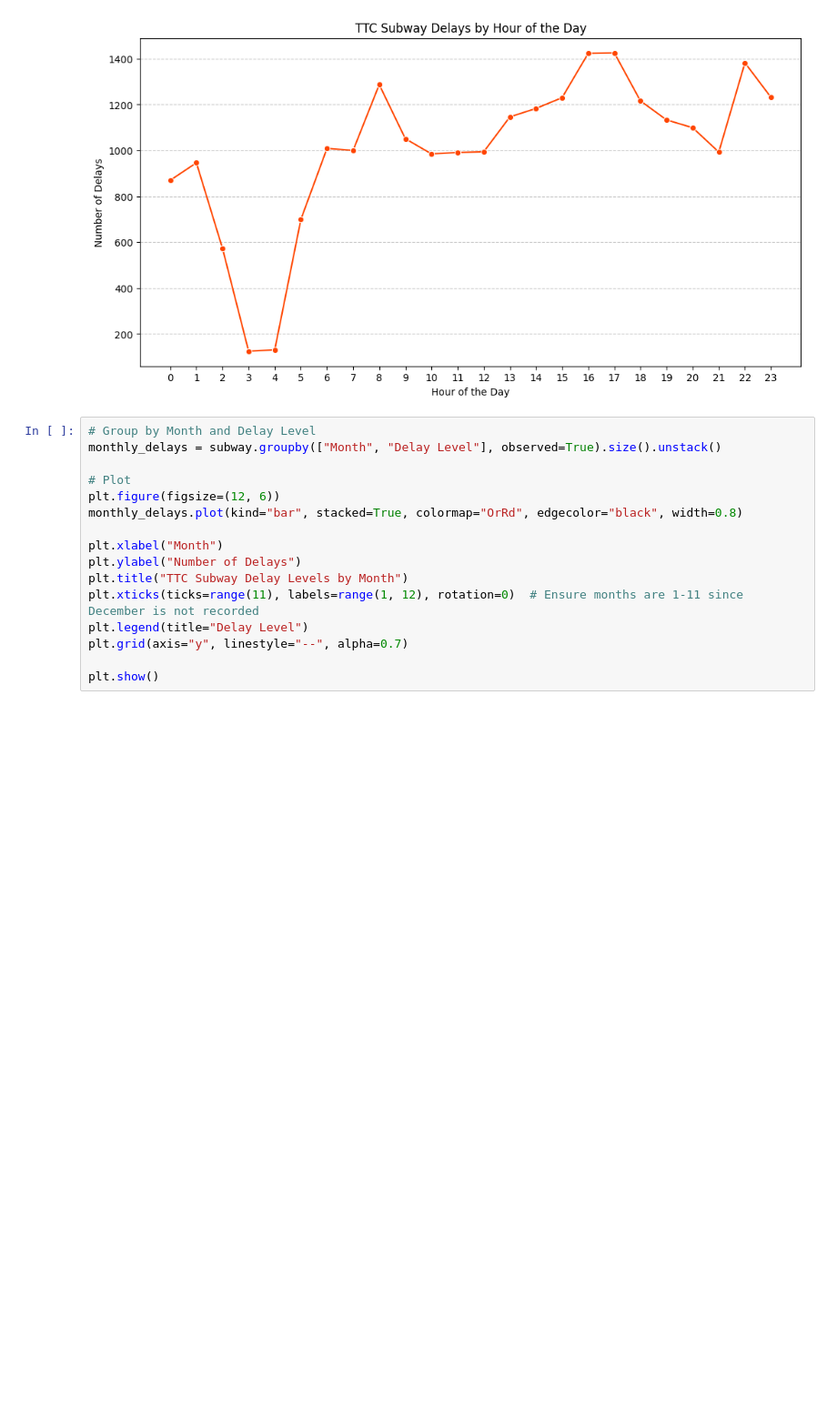
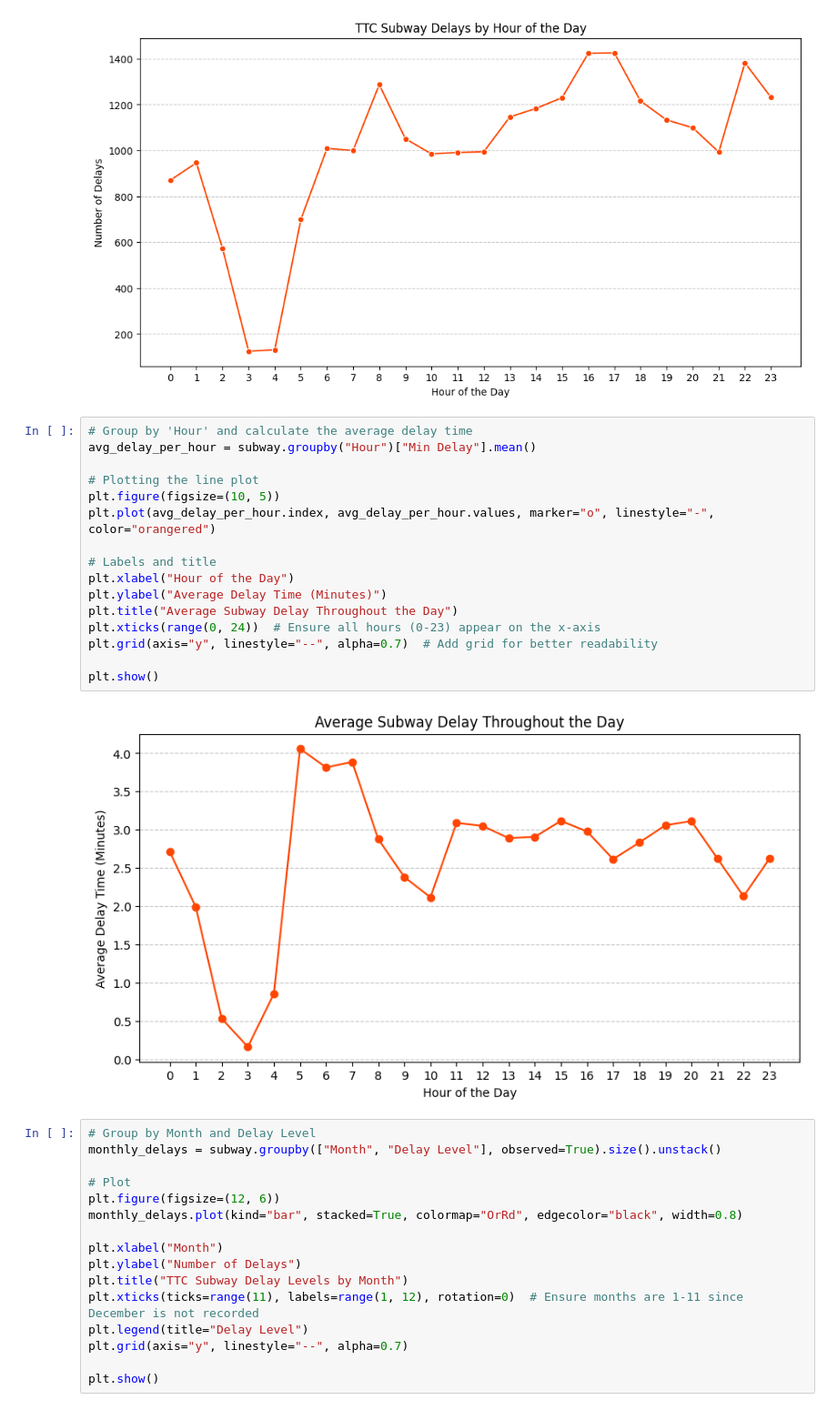
Before and after one commit to JYW5114/TTC_delay, a Jupyter notebook: subway_analysis.ipynb, the cells around one changed output. Shown at 91% size. Saved outputs shown, nothing was run; the diff lists cells and outputs as text; blank space fills up the shorter version.

```diff
--- a/subway_analysis.ipynb
+++ b/subway_analysis.ipynb
@@ -660,6 +660,24 @@ plt.grid(axis="y", linestyle="--", alpha=0.7)
 plt.show()
 # %% [output]
 [figure]
+# %%
+# Group by 'Hour' and calculate the average delay time
+avg_delay_per_hour = subway.groupby("Hour")["Min Delay"].mean()
+
+# Plotting the line plot
+plt.figure(figsize=(10, 5))
+plt.plot(avg_delay_per_hour.index, avg_delay_per_hour.values, marker="o", linestyle="-", color="orangered")
+
+# Labels and title
+plt.xlabel("Hour of the Day")
+plt.ylabel("Average Delay Time (Minutes)")
+plt.title("Average Subway Delay Throughout the Day")
+plt.xticks(range(0, 24))  # Ensure all hours (0-23) appear on the x-axis
+plt.grid(axis="y", linestyle="--", alpha=0.7)  # Add grid for better readability
+
+plt.show()
+# %% [output]
+[figure, added]
 # %%
 # Group by Month and Delay Level
 monthly_delays = subway.groupby(["Month", "Delay Level"], observed=True).size().unstack()
```
Also changed, not shown: parts of 2 cells of this notebook.
